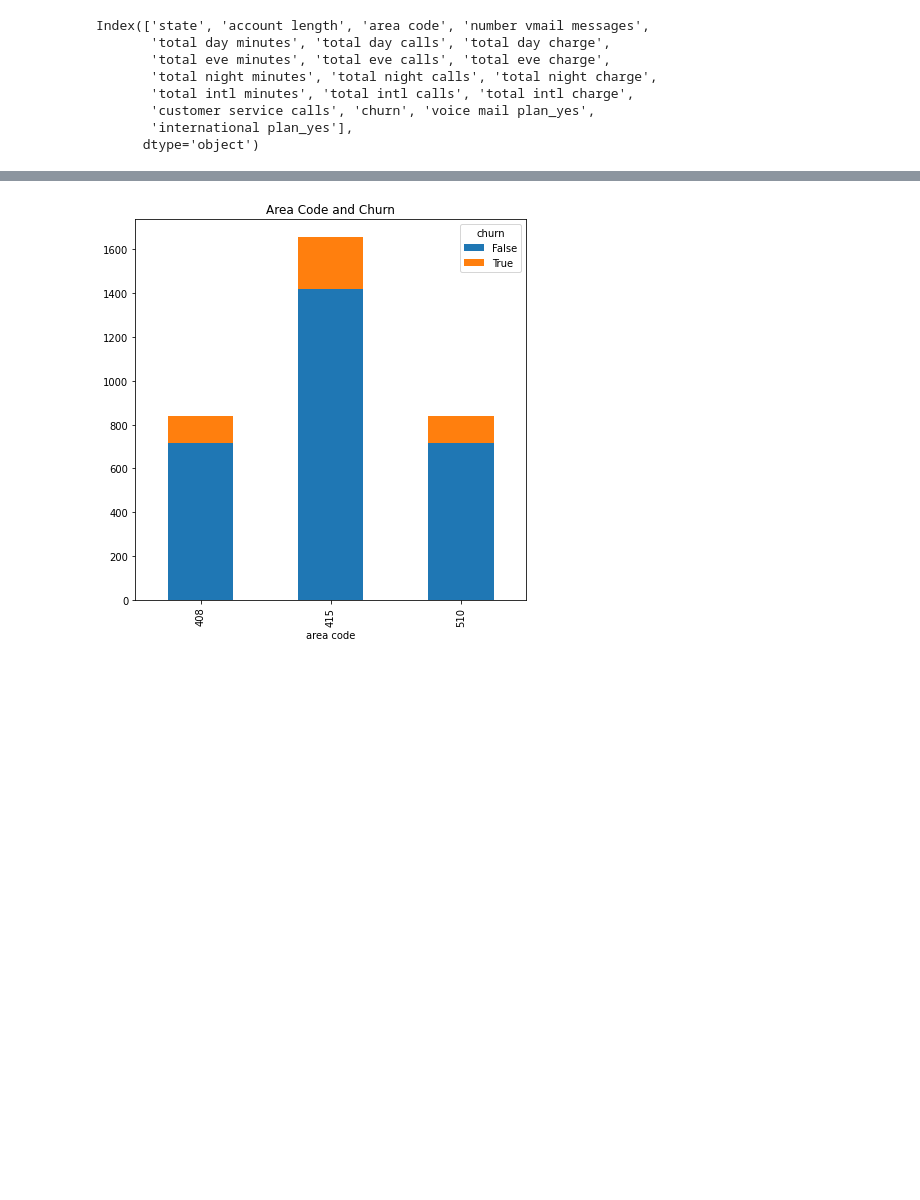
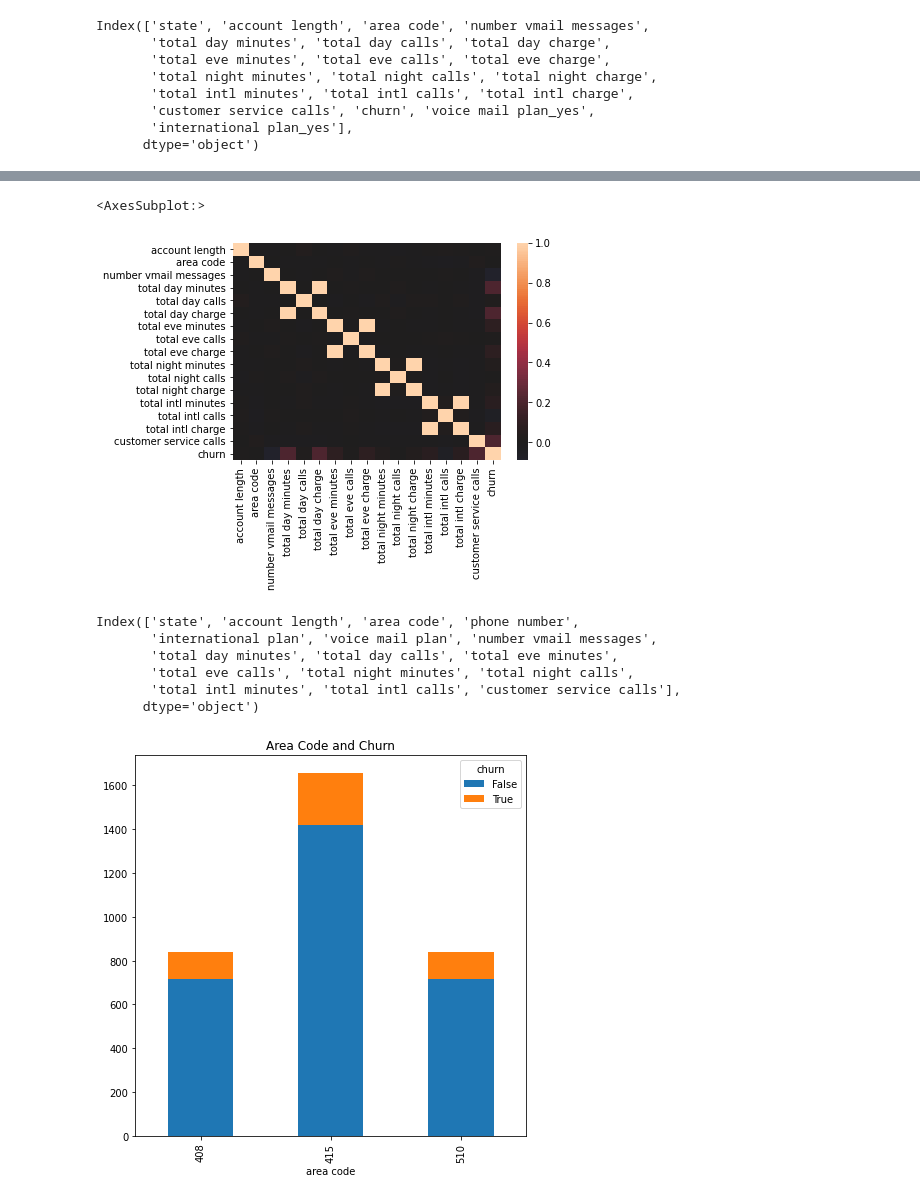
Before and after one commit to halemade/predicting-customer-churn, a Jupyter notebook: EDA.ipynb, the cells around one changed output, grey strips where cells are left out. Drawn from its saved outputs; the diff is of its cells as text; code cells hidden in the pictures; blank space fills up the shorter version.

```diff
--- a/EDA.ipynb
+++ b/EDA.ipynb
@@ -66,6 +94,20 @@ Index(['state', 'account length', 'area code', 'number vmail messages',
+# %%
+sns.heatmap(df.corr(),center=0)
+# %% [output]
+<AxesSubplot:>
+[figure, added]
 # %%
 y = df['churn']
 X = df.drop('churn',axis=1)
+X.drop(['total day charge','total eve charge','total night charge','total intl charge'],axis=1,inplace=True)
+X.columns
+# %% [output]
+Index(['state', 'account length', 'area code', 'phone number',
+       'international plan', 'voice mail plan', 'number vmail messages',
+       'total day minutes', 'total day calls', 'total eve minutes',
+       'total eve calls', 'total night minutes', 'total night calls',
+       'total intl minutes', 'total intl calls', 'customer service calls'],
+      dtype='object')
 # %%
 df.groupby(["area code", "churn"]).size().unstack().plot(kind='bar', stacked=True, figsize=(7,7),title = 'Area Code and Churn');
 # %% [output]
```
Also changed, not shown: parts of 4 cells of this notebook, 1 other file.
